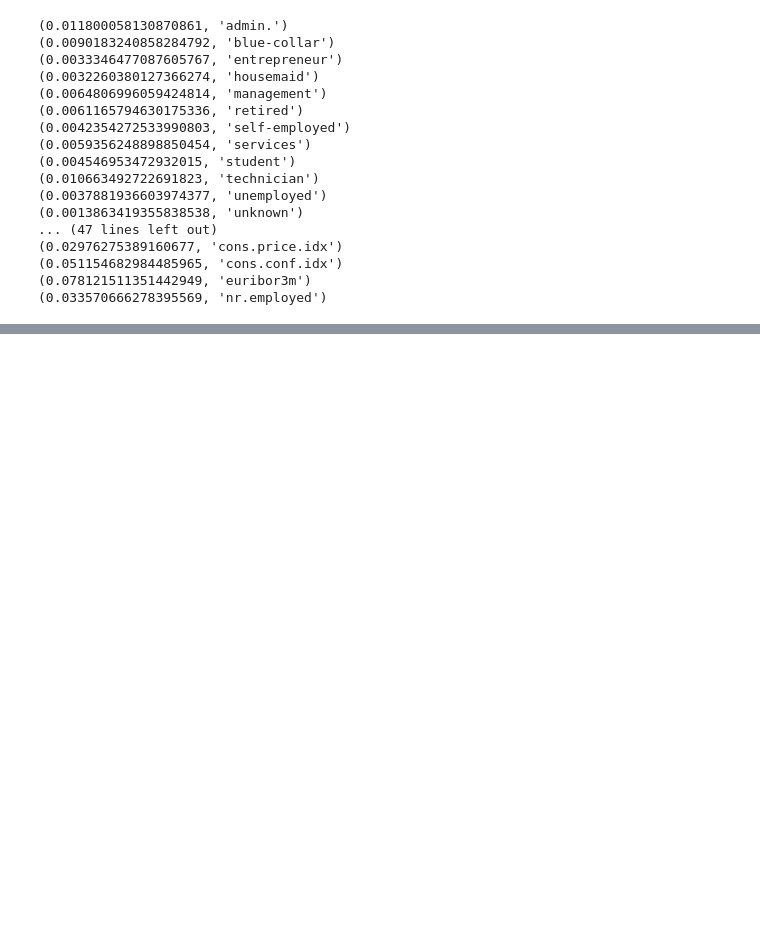
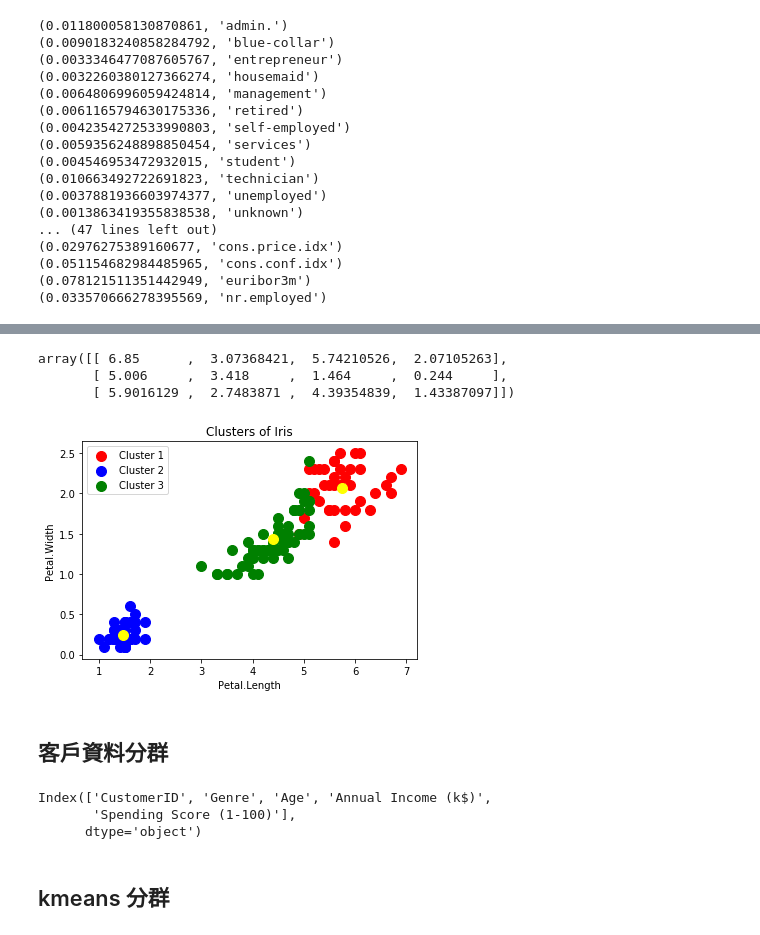
Before and after one commit to ywchiu/pyfintech, a Jupyter notebook: Demo20171026.ipynb, the cells around one changed output, grey strips where cells are left out. Cells and saved outputs as stored; diff of their text form; code cells hidden in the pictures; blank space fills up the shorter version.

```diff
--- a/Demo20171026.ipynb
+++ b/Demo20171026.ipynb
@@ -798,0 +955,22 @@ for ele in zip(clf4.feature_importances_,bank_df.drop('y', axis = 1).keys()):
+# %%
+kmeans.cluster_centers_
+# %% [output]
+array([[ 6.85      ,  3.07368421,  5.74210526,  2.07105263],
+       [ 5.006     ,  3.418     ,  1.464     ,  0.244     ],
+       [ 5.9016129 ,  2.7483871 ,  4.39354839,  1.43387097]])
+# %%
+import matplotlib.pyplot as plt
+plt.scatter(iris.data[y_kmeans==0,2],iris.data[y_kmeans==0,3],s=100,c='red',label='Cluster 1')
+plt.scatter(iris.data[y_kmeans==1,2],iris.data[y_kmeans==1,3],s=100,c='blue',label='Cluster 2')
+plt.scatter(iris.data[y_kmeans==2,2],iris.data[y_kmeans==2,3],s=100,c='green',label='Cluster 3')
+plt.title('Clusters of Iris')
+plt.xlabel('Petal.Length')
+plt.ylabel('Petal.Width')
+plt.legend()
+
+plt.scatter(kmeans.cluster_centers_[:,2],kmeans.cluster_centers_[:,3],s=100,c='yellow',label='Centroids')
+plt.show()
+# %% [output]
+[figure, added]
+# %% [markdown]
+## 客戶資料分群
@@ -798,0 +980,6 @@ for ele in zip(clf4.feature_importances_,bank_df.drop('y', axis = 1).keys()):
+# %%
+df.columns
+# %% [output]
+Index(['CustomerID', 'Genre', 'Age', 'Annual Income (k$)',
+       'Spending Score (1-100)'],
+      dtype='object')
@@ -798,0 +988,2 @@ for ele in zip(clf4.feature_importances_,bank_df.drop('y', axis = 1).keys()):
+# %% [markdown]
+## kmeans 分群
```
Also changed, not shown: parts of 37 cells of this notebook.
